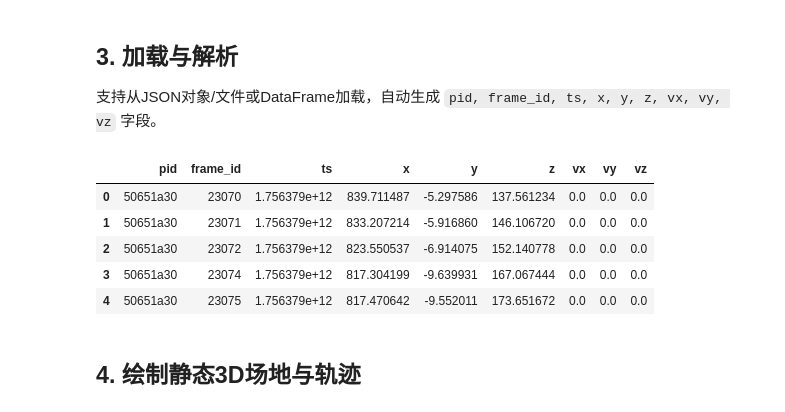
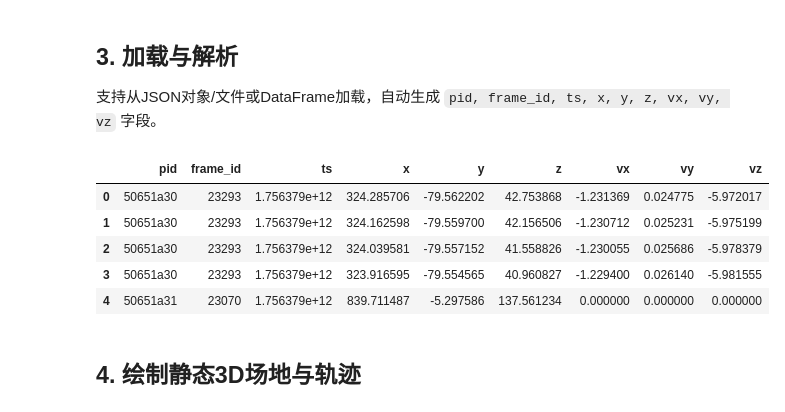
Before and after one commit to ppolxda/badminton-court-analysis, a Jupyter notebook: badminton_3d_trajectory_visualization.ipynb, the cells around one changed output. Cells and saved outputs as stored; diff of their text form; code cells hidden in the pictures.

```diff
--- a/badminton_3d_trajectory_visualization.ipynb
+++ b/badminton_3d_trajectory_visualization.ipynb
@@ -50,0 +56,5 @@ sample_obj
+# %%
+track_alls_path = './track_alls.json'
+with open(track_alls_path, 'r', encoding='utf-8') as f:
+    track_alls_obj = json.load(f)
+track_alls_obj
@@ -52,17 +80,20 @@ sample_obj
 ## 3. 加载与解析
 支持从JSON对象/文件或DataFrame加载，自动生成 `pid, frame_id, ts, x, y, z, vx, vy, vz` 字段。
 # %%
-trajs = load_from_json_file(sample_path)
-df = pd.concat([t.to_dataframe() for t in trajs], ignore_index=True)
+# pred_trajs = load_from_json_file(pred_track_path)
+# real_trajs = load_from_json_file(real_track_path)
+track_alls_trajs = load_from_json_file(track_alls_path)  # 新增：加载多条抛物线
+all_trajs = list(chain(track_alls_trajs))  # 合并所有轨迹
+df = pd.concat([t.to_dataframe() for t in all_trajs], ignore_index=True)
 df = sort_and_clean(df)
 df.head()
 # %% [output]
 |  | pid | frame_id | ts | x | y | z | vx | vy | vz |
-| 0 | 50651a30 | 23070 | 1.756379e+12 | 839.711487 | -5.297586 | 137.561234 | 0.0 | 0.0 | 0.0 |
-| 1 | 50651a30 | 23071 | 1.756379e+12 | 833.207214 | -5.916860 | 146.106720 | 0.0 | 0.0 | 0.0 |
-| 2 | 50651a30 | 23072 | 1.756379e+12 | 823.550537 | -6.914075 | 152.140778 | 0.0 | 0.0 | 0.0 |
-| 3 | 50651a30 | 23074 | 1.756379e+12 | 817.304199 | -9.639931 | 167.067444 | 0.0 | 0.0 | 0.0 |
-| 4 | 50651a30 | 23075 | 1.756379e+12 | 817.470642 | -9.552011 | 173.651672 | 0.0 | 0.0 | 0.0 |
+| 0 | 50651a30 | 23293 | 1.756379e+12 | 324.285706 | -79.562202 | 42.753868 | -1.231369 | 0.024775 | -5.972017 |
+| 1 | 50651a30 | 23293 | 1.756379e+12 | 324.162598 | -79.559700 | 42.156506 | -1.230712 | 0.025231 | -5.975199 |
+| 2 | 50651a30 | 23293 | 1.756379e+12 | 324.039581 | -79.557152 | 41.558826 | -1.230055 | 0.025686 | -5.978379 |
+| 3 | 50651a30 | 23293 | 1.756379e+12 | 323.916595 | -79.554565 | 40.960827 | -1.229400 | 0.026140 | -5.981555 |
+| 4 | 50651a31 | 23070 | 1.756379e+12 | 839.711487 | -5.297586 | 137.561234 | 0.000000 | 0.000000 | 0.000000 |
 # %% [markdown]
 ## 4. 绘制静态3D场地与轨迹
 # %%
```
Also changed, not shown: parts of 4 cells of this notebook, 6 other files.
